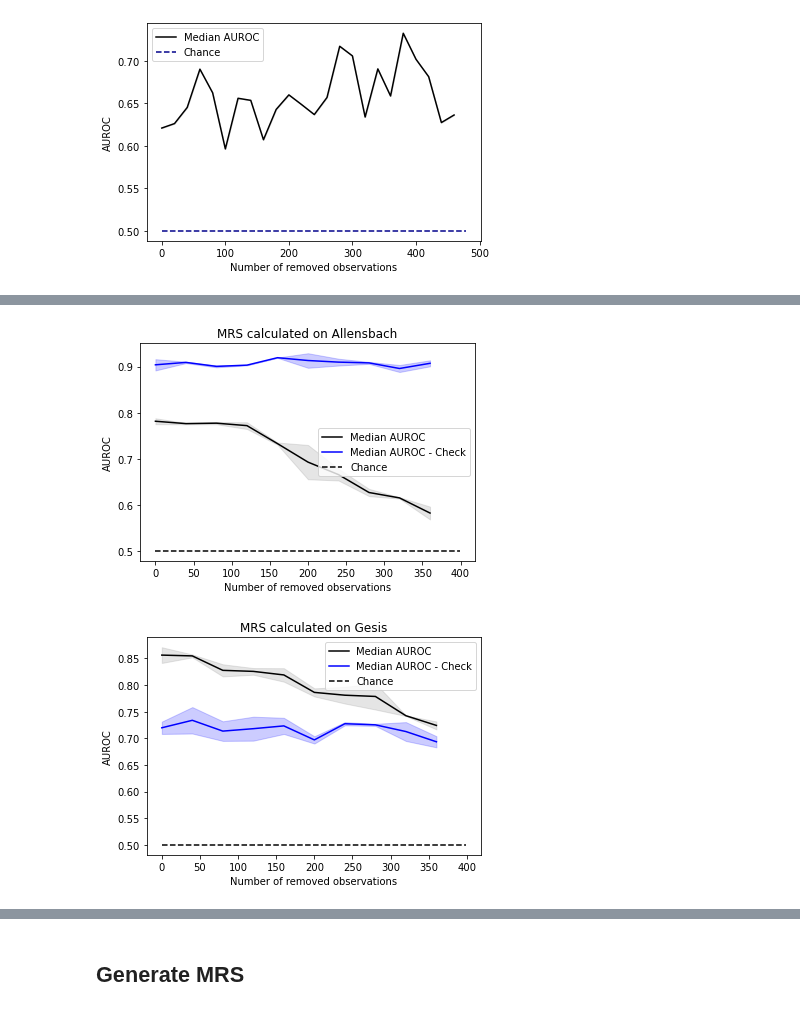
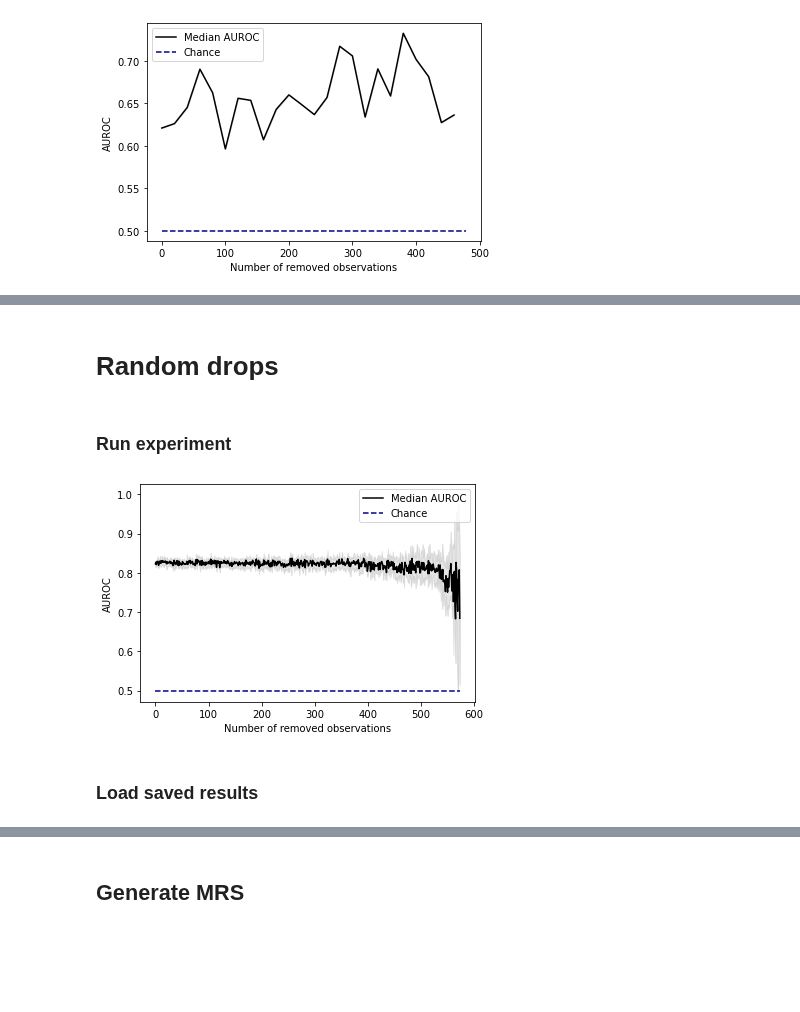
Before and after one commit to laksannathan/maximal-representative-sampling, a Jupyter notebook: src/Maximal Representative Sampling.ipynb, the cells around one changed output, grey strips where cells are left out. Drawn from its saved outputs; the diff is of its cells as text; code cells hidden in the pictures; blank space fills up the shorter version.

```diff
--- a/src/Maximal Representative Sampling.ipynb
+++ b/src/Maximal Representative Sampling.ipynb
@@ -1004,0 +1131,57 @@ gesis_std_comparison_aucs = pickle.load(open("results/gesis_std_comparison_aucs"
+# %% [markdown]
+# Random drops
+# %% [markdown]
+### Run experiment
+# %%
+scaler = StandardScaler()
+scaled_gesis_gbs = gesis_gbs.copy(deep=True)
+scaled_gesis_gbs[gesis_columns] = scaler.fit_transform(scaled_gesis_gbs[gesis_columns])
+
+drop = 1
+result_dir = os.path.join(os.getcwd(), 'results/random_drop',
+                          datetime.datetime.now().strftime('%Y-%m-%d_%H-%M-%S'))
+
+cv = 5
+test_size = 0.5
+
+aucs_random_drop = []
+
+for _ in tqdm(range(10)):
+
+    N = scaled_gesis_gbs[scaled_gesis_gbs['label'] == 1].copy()
+    R = scaled_gesis_gbs[scaled_gesis_gbs['label'] == 0].copy()
+    iterations = len(N) - cv - 1
+    auc = []
+    #start value
+    data = pd.concat([N, R])
+    X_train, X_test, y_train, y_test = train_test_split(data[gesis_columns], data.label,
+                                                                test_size=test_size, stratify=data.label)
+    clf = grid_search(X_train[gesis_columns], y_train, cv)
+    clf.fit(X_train, y_train)
+    y_predict = clf.predict_proba(X_test[gesis_columns])[:,1]
+    auc.append(roc_auc_score(y_test, y_predict))
+
+    for _ in tqdm(range(iterations)):
+
+        random_int = random.randrange(len(N))
+        N.drop(N.index[random_int], inplace=True)
+
+        data = pd.concat([N, R])
+        X_train, X_test, y_train, y_test = train_test_split(data[gesis_columns], data.label,
+                                                                test_size=test_size, stratify=data.label)
+
+        clf = grid_search(X_train[gesis_columns], y_train, cv)
+        clf.fit(X_train, y_train)
+        y_predict = clf.predict_proba(X_test[gesis_columns])[:,1]
+        auc.append(roc_auc_score(y_test, y_predict))
+    aucs_random_drop.append(auc)
+
+median_aucs_random_drop = np.median(aucs_random_drop, axis = 0)
+std_aucs_random_drop = np.std(aucs_random_drop, axis = 0)
+plot_auc_median(median_aucs_random_drop, std_aucs_random_drop, '', save=False)
+
+os.makedirs(result_dir, exist_ok=True)
+pickle.dump(median_aucs_random_drop, open(result_dir + "/median_aucs_random_drop", 'wb'))
+pickle.dump(std_aucs_random_drop, open(result_dir + "/std_aucs_random_drop", 'wb'))
+# %% [output]
+[figure, added]
@@ -1005 +1191,3 @@ gesis_std_comparison_aucs = pickle.load(open("results/gesis_std_comparison_aucs"
+# %% [markdown]
+### Load saved results
 # %%
@@ -1011,8 +1198,0 @@ gesis_std_aucs = pickle.load(open("results/gesis_std_aucs", 'rb'))
-# %%
-plot_auc_median_check(allensbach_median_aucs, allensbach_std_aucs, gesis_median_comparison_aucs,
-                      gesis_std_comparison_aucs, result_dir_allensbach, 'MRS calculated on Allensbach', save=True)
-plot_auc_median_check(gesis_median_aucs, gesis_std_aucs, allensbach_median_comparison_aucs,
-                      allenbach_std_comparison_aucs, result_dir_gesis, 'MRS calculated on Gesis', save=True)
-# %% [output]
-[figure, removed]
-[figure, removed]
```
Also changed, not shown: parts of 60 cells of this notebook, 5 other files.
